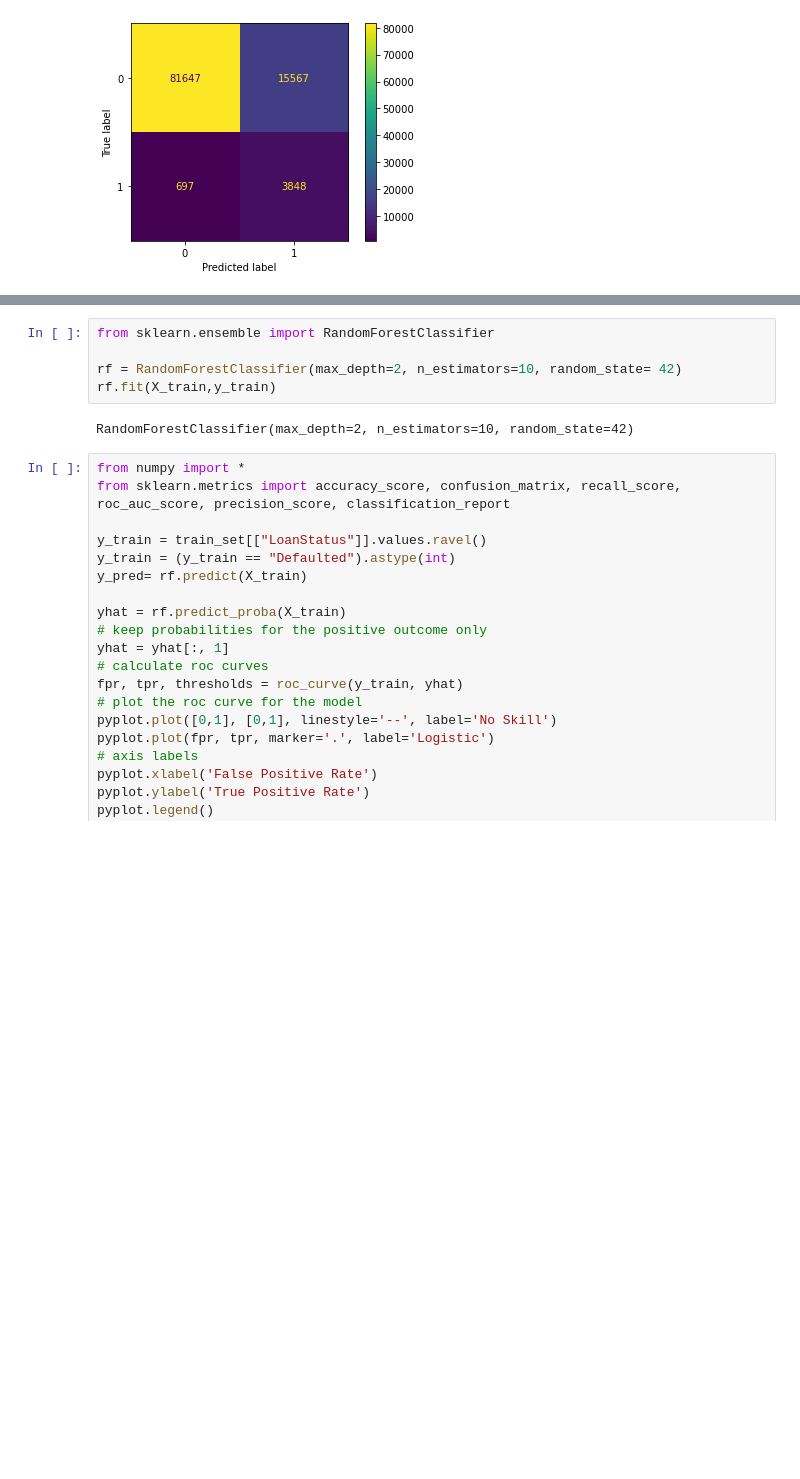
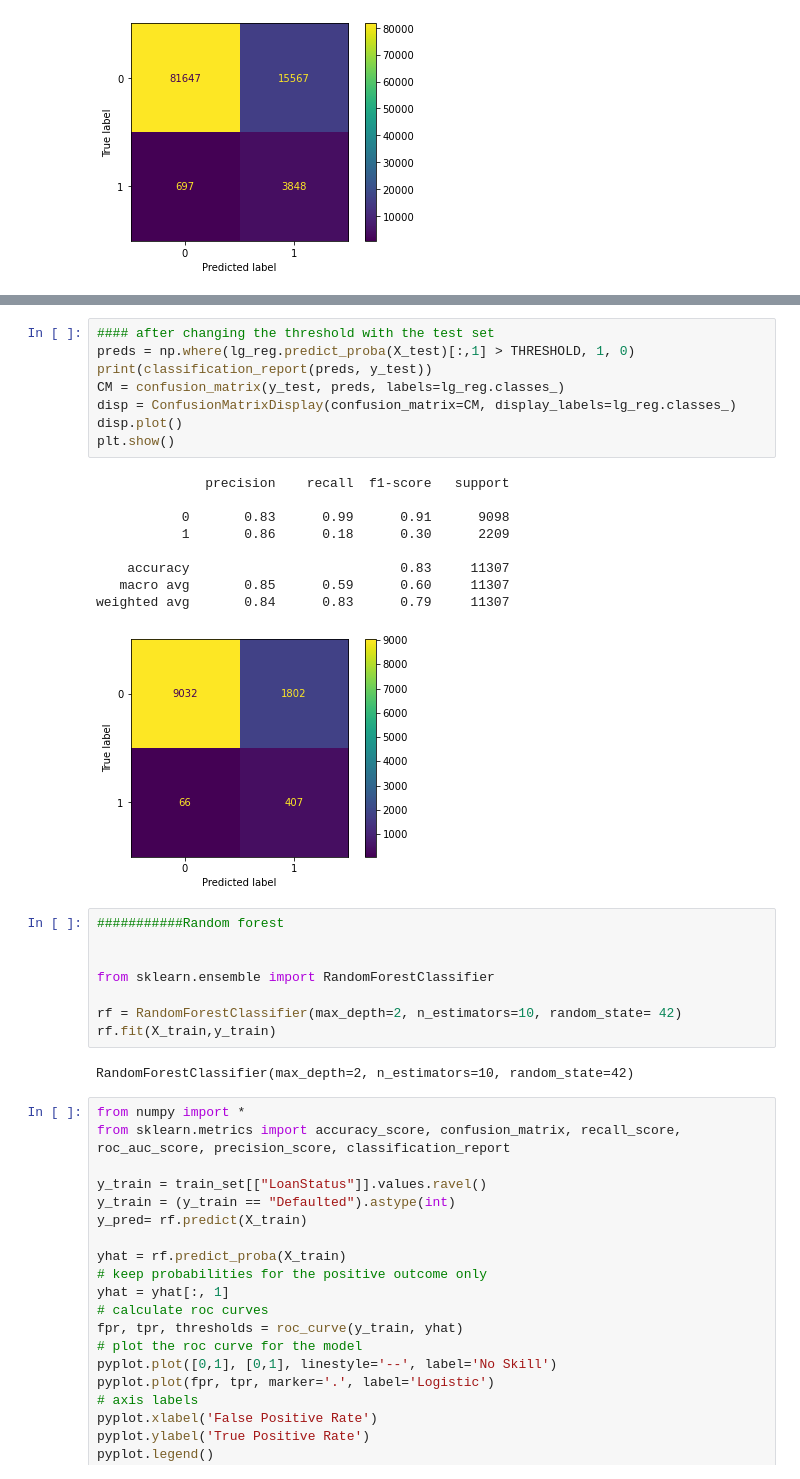
Before and after one commit to Milkafreak/Group_11_ML, a Jupyter notebook: Prosper/Project_G11.ipynb, the cells around one changed output, grey strips where cells are left out. Cells and saved outputs as stored; diff of their text form; blank space fills up the shorter version.

```diff
--- a/Prosper/Project_G11.ipynb
+++ b/Prosper/Project_G11.ipynb
@@ -546,4 +570,25 @@ plt.show()
+# %%
+#### after changing the threshold with the test set
+preds = np.where(lg_reg.predict_proba(X_test)[:,1] > THRESHOLD, 1, 0)
+print(classification_report(preds, y_test))
+CM = confusion_matrix(y_test, preds, labels=lg_reg.classes_)
+disp = ConfusionMatrixDisplay(confusion_matrix=CM, display_labels=lg_reg.classes_)
+disp.plot()
+plt.show()
+# %% [output]
+              precision    recall  f1-score   support
+
+           0       0.83      0.99      0.91      9098
+           1       0.86      0.18      0.30      2209
+
+    accuracy                           0.83     11307
+   macro avg       0.85      0.59      0.60     11307
+weighted avg       0.84      0.83      0.79     11307
+[figure, added]
 # %%
+###########Random forest
+
+
 from sklearn.ensemble import RandomForestClassifier
 
 rf = RandomForestClassifier(max_depth=2, n_estimators=10, random_state= 42)
```
Also changed, not shown: parts of 2 cells of this notebook.
